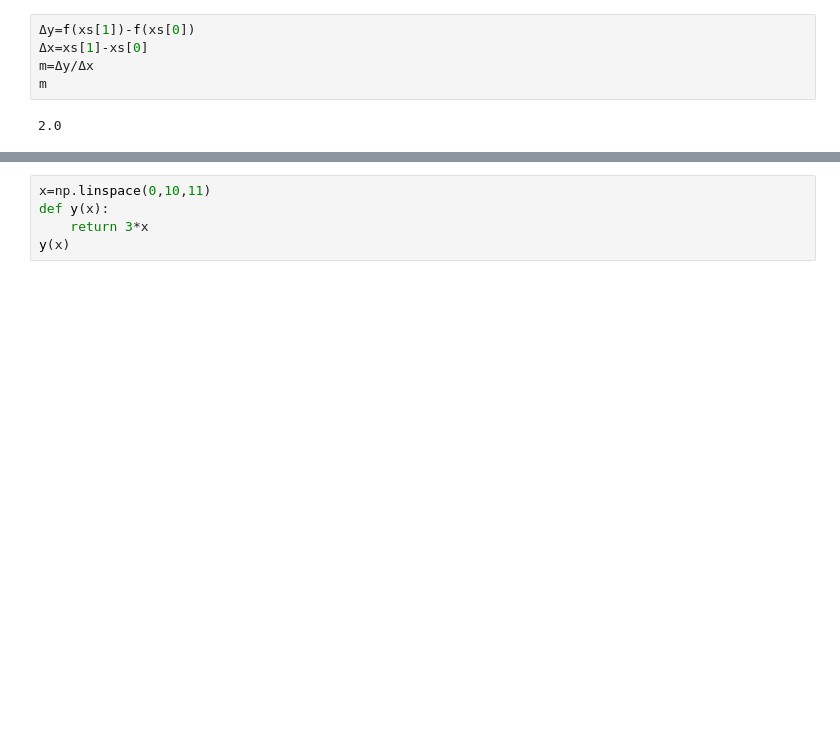
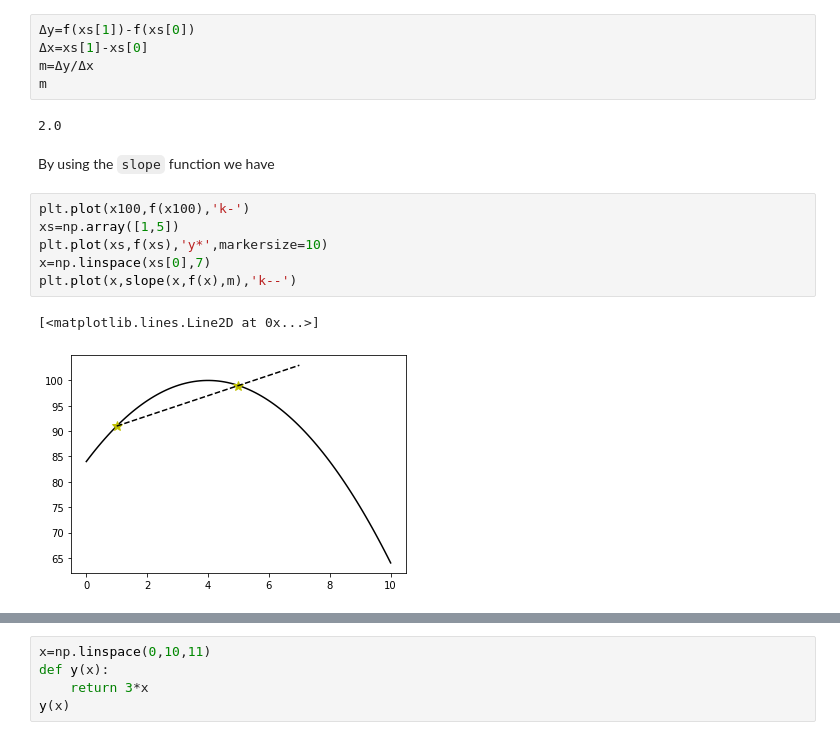
Before and after one commit to restrepo/Calculus, a Jupyter notebook: Differential_Calculus.ipynb, the cells around one changed output, grey strips where cells are left out. Saved outputs shown, nothing was run; the diff lists cells and outputs as text; blank space fills up the shorter version.

```diff
--- a/Differential_Calculus.ipynb
+++ b/Differential_Calculus.ipynb
@@ -63,3 +63,14 @@ m=Δy/Δx
 m
 # %% [output]
 2.0
+# %% [markdown]
+By using the `slope` function we have
+# %%
+plt.plot(x100,f(x100),'k-')
+xs=np.array([1,5])
+plt.plot(xs,f(xs),'y*',markersize=10)
+x=np.linspace(xs[0],7)
+plt.plot(x,slope(x,f(x),m),'k--')
+# %% [output]
+[<matplotlib.lines.Line2D at 0x...>]
+[figure, added]
```
Also changed, not shown: parts of 1 cell of this notebook.
